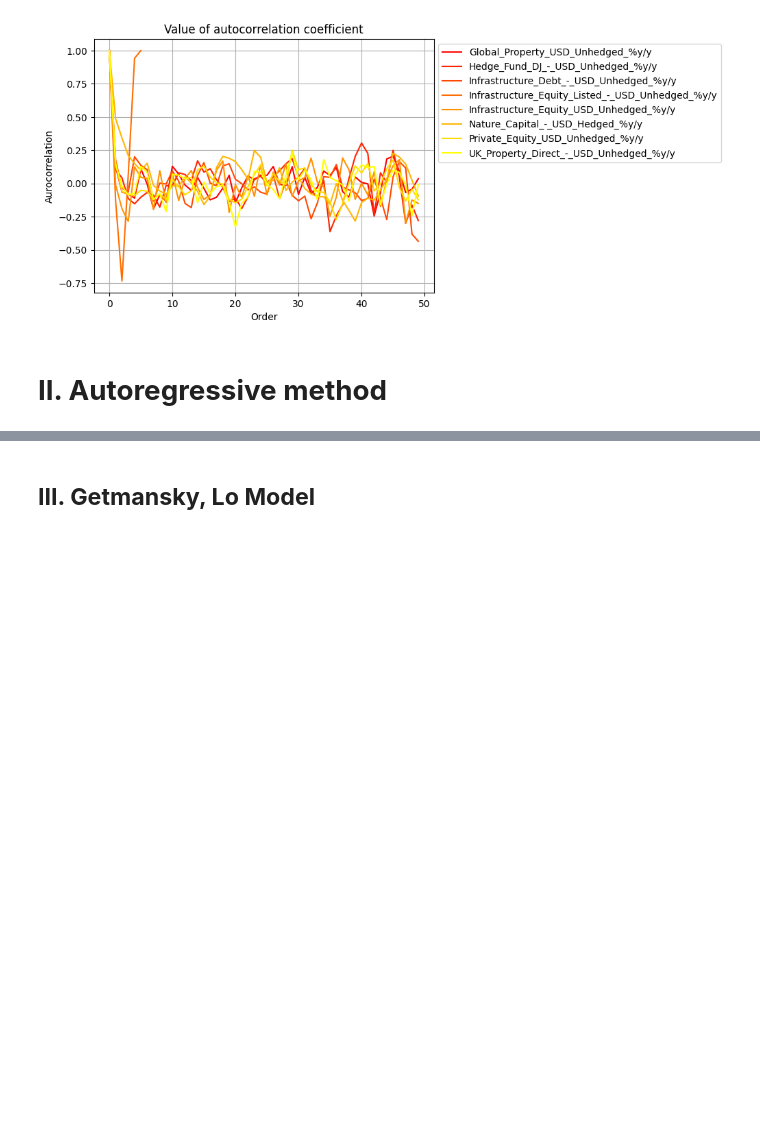
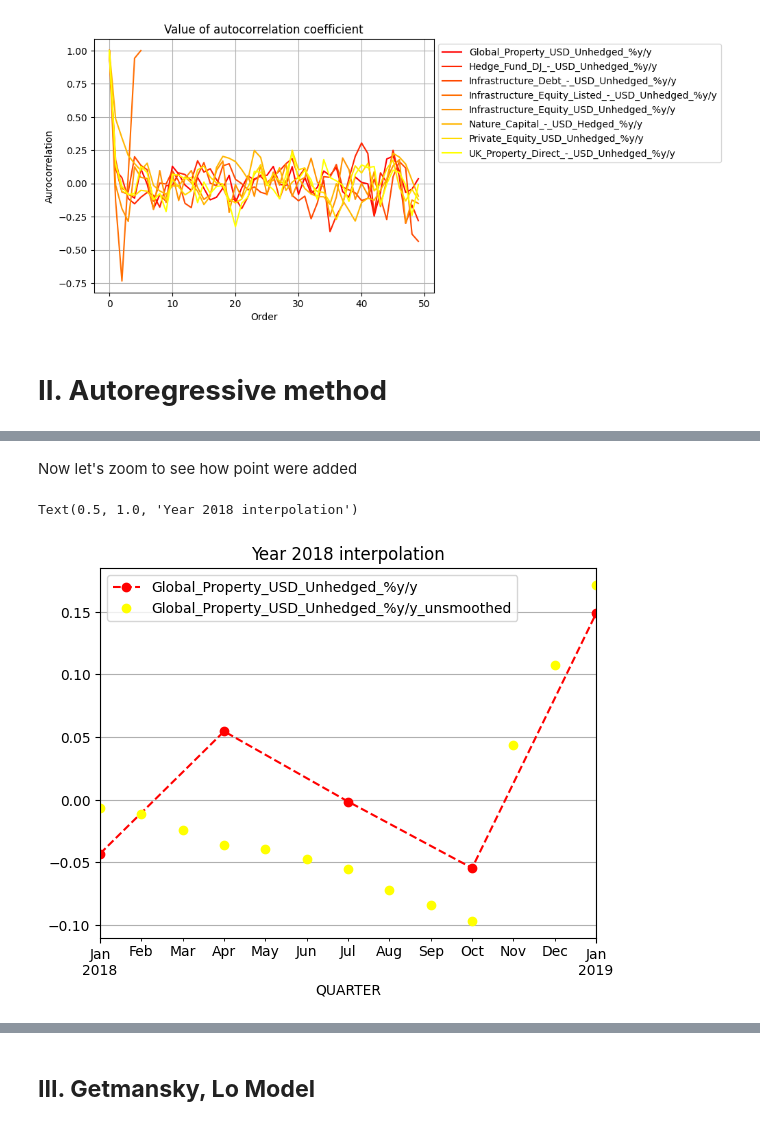
Before and after one commit to Perann/STAT_APP, a Jupyter notebook: main.ipynb, the cells around one changed output, grey strips where cells are left out. Cells and saved outputs as stored; diff of their text form; code cells hidden in the pictures; blank space fills up the shorter version.

```diff
--- a/main.ipynb
+++ b/main.ipynb
@@ -94,0 +137,17 @@ serial_correlation = pd.DataFrame({name:  [alternative_data[name].dropna().autoc
+# %% [markdown]
+Now let's zoom to see how point were added
+# %%
+fig, axis = plt.subplots()
+(unsmoothed.loc['2018-01-01':'2019-01-01', unsmoothed.columns[0]]
+ .iloc[::3]
+ .plot(ax = axis, style = 'o--', grid = True, c = 'red')
+ .legend())
+
+(unsmoothed.loc['2018-01-01':'2019-01-01',unsmoothed.columns[8]]
+.plot(ax = axis, style = 'o',grid = True, c='yellow')
+.legend())
+
+axis.set_title('Year 2018 interpolation')
+# %% [output]
+Text(0.5, 1.0, 'Year 2018 interpolation')
+[figure, added]
```
Also changed, not shown: parts of 7 cells of this notebook, 1 other file.
